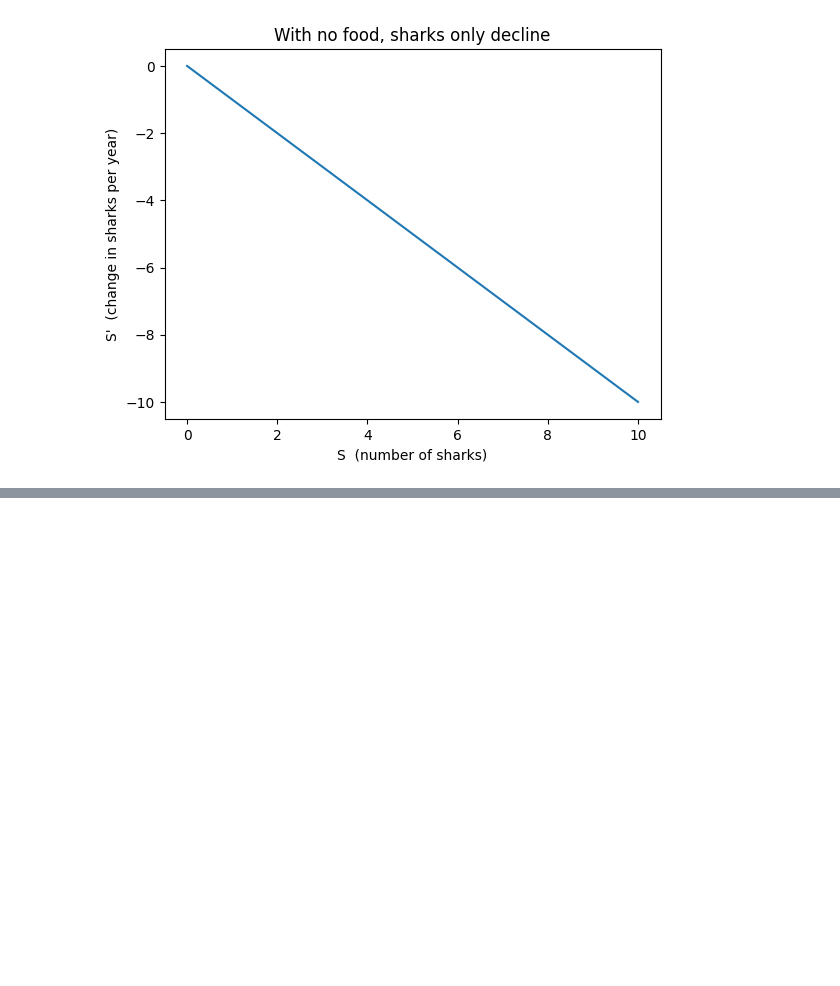
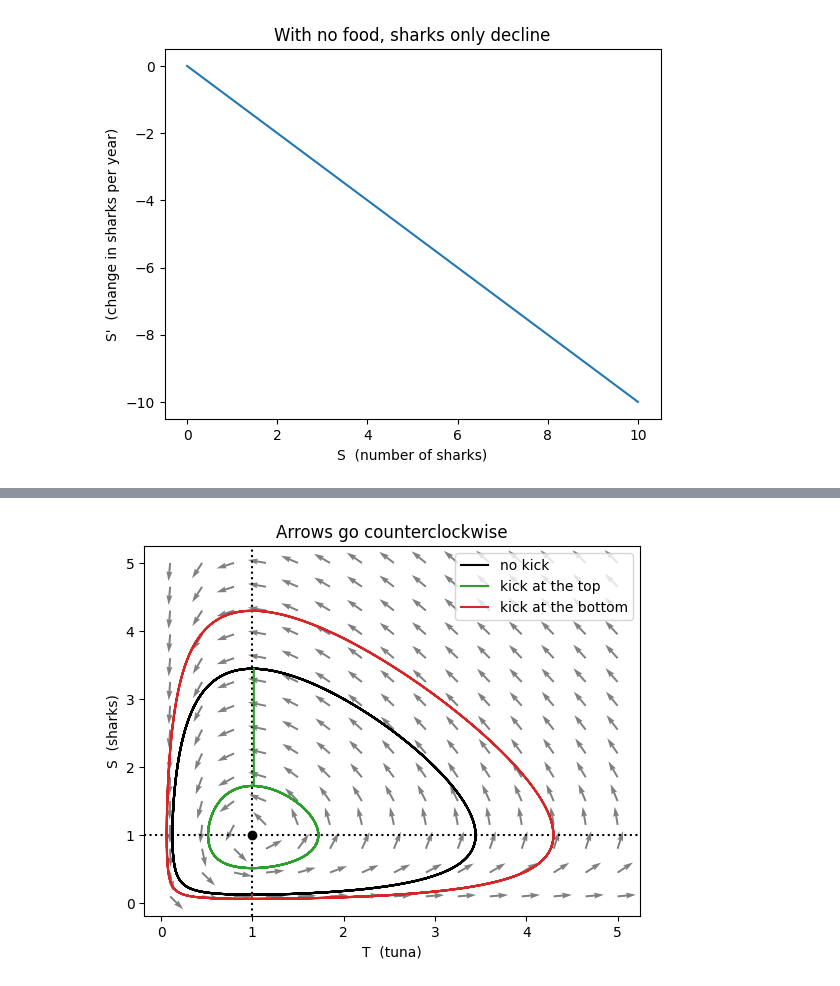
Before and after one commit to jbrown54-oss/Population-Dynamics, a Jupyter notebook: notebooks/shark-tuna-model.ipynb, the cells around one changed output, grey strips where cells are left out. Cells and saved outputs as stored; diff of their text form; code cells hidden in the pictures; blank space fills up the shorter version.

```diff
--- a/notebooks/shark-tuna-model.ipynb
+++ b/notebooks/shark-tuna-model.ipynb
@@ -129,0 +170,23 @@ sasdfljkasdlfjalsjdf
+# %%
+Tg, Sg = np.meshgrid(np.linspace(0.1, 5, 15), np.linspace(0.1, 5, 15))   # grid of states
+dS, dT = change(Sg, Tg)
+length = np.hypot(dT, dS)     # divide by this so every arrow is the same size
+
+plt.quiver(Tg, Sg, dT / length, dS / length, color='gray')
+plt.axhline(b / beta, color='k', linestyle=':')
+plt.axvline(d / (m * beta), color='k', linestyle=':')
+plt.plot(1, 1, 'ko')
+
+plt.plot(T, S, 'k', label='no kick')
+for t_kick, name, color in [(t_top, 'top', 'C2'), (t_bottom, 'bottom', 'C3')]:
+    tp, Sp, Tp = perturb(t_kick)
+    after = tp >= t_kick
+    plt.plot(Tp[after], Sp[after], color, label=f'kick at the {name}')
+
+plt.xlabel('T  (tuna)')
+plt.ylabel('S  (sharks)')
+plt.title('Arrows go counterclockwise')
+plt.legend()
+plt.show()
+# %% [output]
+[figure, added]
```
Also changed, not shown: parts of 15 cells of this notebook, 2 other files.
